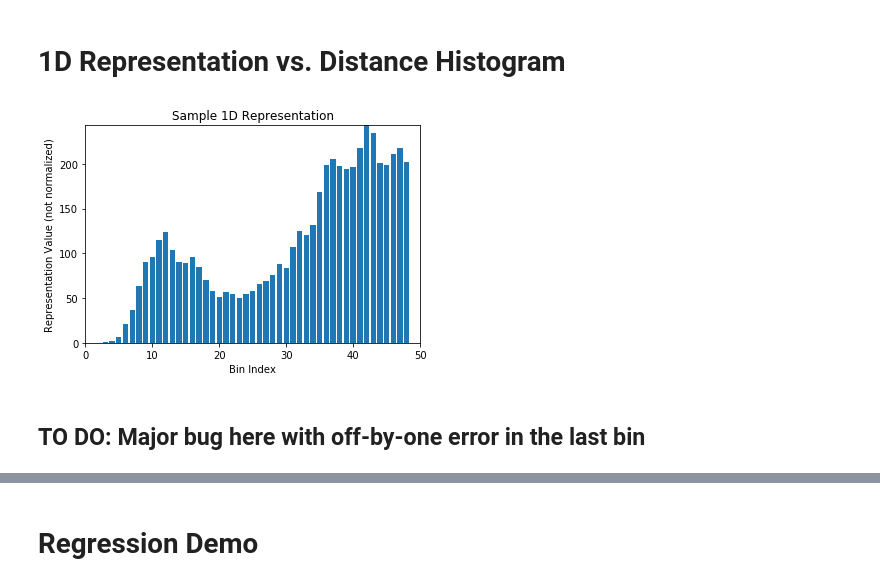
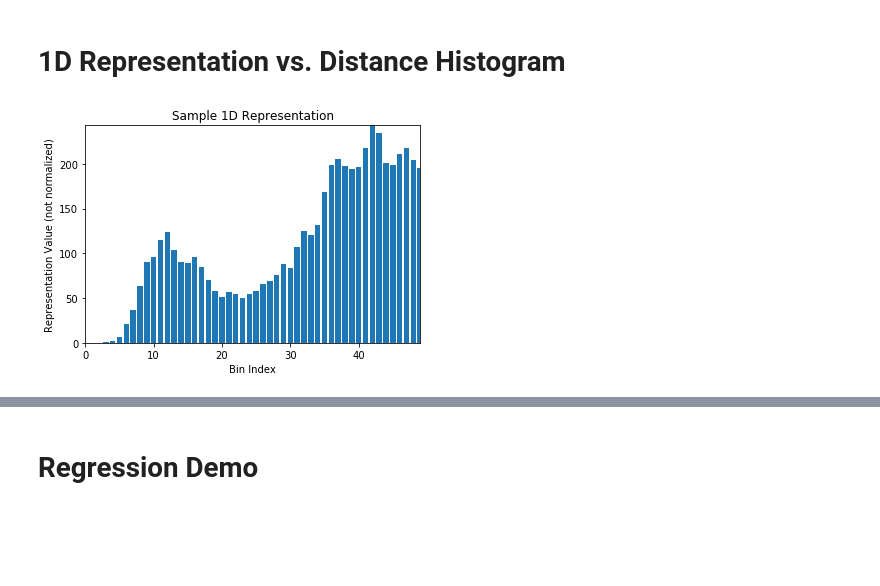
Before and after one commit to uf3/uf3, a Jupyter notebook: examples/linearqmml_workflow.ipynb, the cells around one changed output, grey strips where cells are left out. Drawn from its saved outputs; the diff is of its cells as text; code cells hidden in the pictures; blank space fills up the shorter version.

Commit message:
Fix edge-case error.

```diff
--- a/examples/linearqmml_workflow.ipynb
+++ b/examples/linearqmml_workflow.ipynb
@@ -224,19 +227,17 @@ print(plot_distance_histogram.__doc__)
 # %% [markdown]
 # 1D Representation vs. Distance Histogram
 # %%
-sample_representation = rsh.describe(sample_distances)
+sample_representation = rsh.describe_1d(sample_geometry)
 
 plt.bar(np.arange(n_bins), sample_representation, width=0.8)
-plt.xlim(0, n_bins)
+plt.xlim(0, 49)
 plt.ylim(0, np.max(sample_representation))
 plt.xlabel('Bin Index')
 plt.ylabel('Representation Value (not normalized)')
 plt.title('Sample 1D Representation')
 plt.show()
 # %% [output]
-[figure, old version]
+[figure, new version]
-# %% [markdown]
-## TO DO: Major bug here with off-by-one error in the last bin
 # %%
 plt.hist(sample_distances, width=0.05, bins=50)
 plt.xlim(1.5, 5)
```
Also changed, not shown: parts of 9 cells of this notebook, 1 other file.
